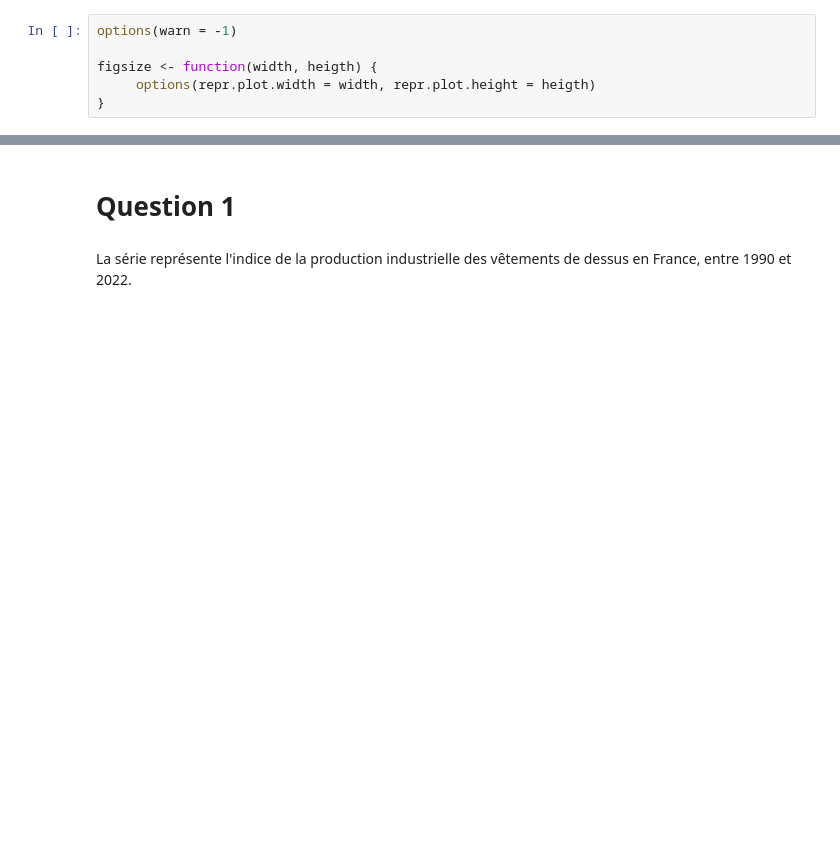
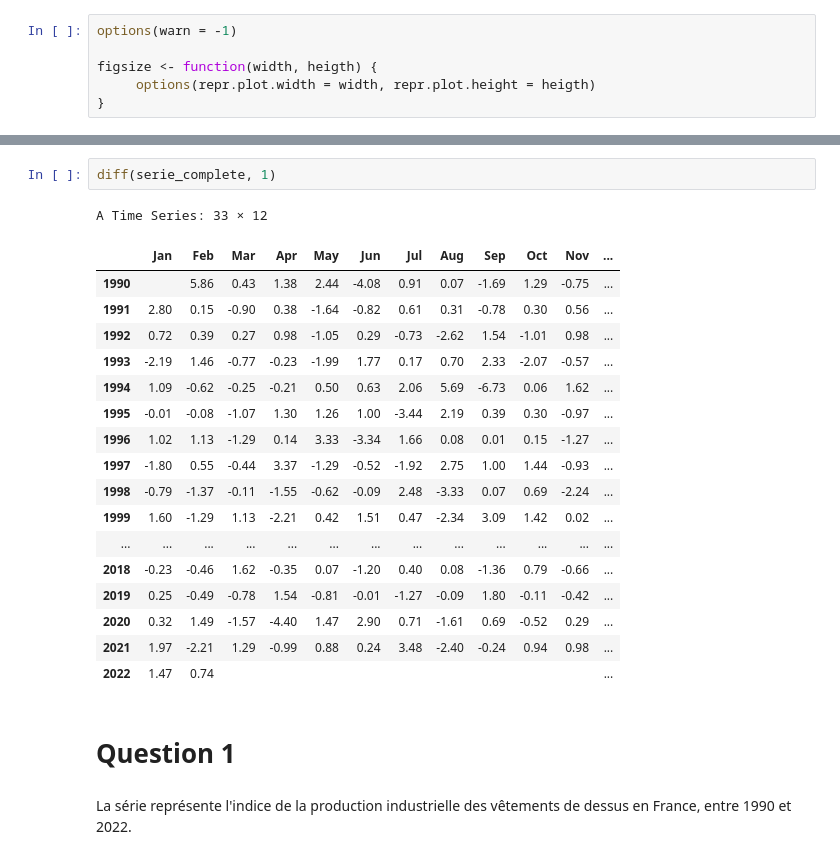
Before and after one commit to kouame1999/Projet_serie-temporelle, a Jupyter notebook: code.ipynb, the cells around one changed output, grey strips where cells are left out. Saved outputs shown, nothing was run; the diff lists cells and outputs as text; blank space fills up the shorter version.

```diff
--- a/code.ipynb
+++ b/code.ipynb
@@ -31,6 +31,27 @@ A Time Series: 33 × 12
 | 2020 | 99.59 | 101.08 | 99.51 | 95.11 | 96.58 | 99.48 | 100.19 | 98.58 | 99.27 | 98.75 | 99.04 | ... |
 | 2021 | 100.01 | 97.80 | 99.09 | 98.10 | 98.98 | 99.22 | 102.70 | 100.30 | 100.06 | 101.00 | 101.98 | ... |
 | 2022 | 101.43 | 102.17 |  |  |  |  |  |  |  |  |  | ... |
+# %%
+diff(serie_complete, 1)
+# %% [output]
+A Time Series: 33 × 12
+|  | Jan | Feb | Mar | Apr | May | Jun | Jul | Aug | Sep | Oct | Nov | ... |
+| 1990 |  | 5.86 | 0.43 | 1.38 | 2.44 | -4.08 | 0.91 | 0.07 | -1.69 | 1.29 | -0.75 | ... |
+| 1991 | 2.80 | 0.15 | -0.90 | 0.38 | -1.64 | -0.82 | 0.61 | 0.31 | -0.78 | 0.30 | 0.56 | ... |
+| 1992 | 0.72 | 0.39 | 0.27 | 0.98 | -1.05 | 0.29 | -0.73 | -2.62 | 1.54 | -1.01 | 0.98 | ... |
+| 1993 | -2.19 | 1.46 | -0.77 | -0.23 | -1.99 | 1.77 | 0.17 | 0.70 | 2.33 | -2.07 | -0.57 | ... |
+| 1994 | 1.09 | -0.62 | -0.25 | -0.21 | 0.50 | 0.63 | 2.06 | 5.69 | -6.73 | 0.06 | 1.62 | ... |
+| 1995 | -0.01 | -0.08 | -1.07 | 1.30 | 1.26 | 1.00 | -3.44 | 2.19 | 0.39 | 0.30 | -0.97 | ... |
+| 1996 | 1.02 | 1.13 | -1.29 | 0.14 | 3.33 | -3.34 | 1.66 | 0.08 | 0.01 | 0.15 | -1.27 | ... |
+| 1997 | -1.80 | 0.55 | -0.44 | 3.37 | -1.29 | -0.52 | -1.92 | 2.75 | 1.00 | 1.44 | -0.93 | ... |
+| 1998 | -0.79 | -1.37 | -0.11 | -1.55 | -0.62 | -0.09 | 2.48 | -3.33 | 0.07 | 0.69 | -2.24 | ... |
+| 1999 | 1.60 | -1.29 | 1.13 | -2.21 | 0.42 | 1.51 | 0.47 | -2.34 | 3.09 | 1.42 | 0.02 | ... |
+| ... | ... | ... | ... | ... | ... | ... | ... | ... | ... | ... | ... | ... |
+| 2018 | -0.23 | -0.46 | 1.62 | -0.35 | 0.07 | -1.20 | 0.40 | 0.08 | -1.36 | 0.79 | -0.66 | ... |
+| 2019 | 0.25 | -0.49 | -0.78 | 1.54 | -0.81 | -0.01 | -1.27 | -0.09 | 1.80 | -0.11 | -0.42 | ... |
+| 2020 | 0.32 | 1.49 | -1.57 | -4.40 | 1.47 | 2.90 | 0.71 | -1.61 | 0.69 | -0.52 | 0.29 | ... |
+| 2021 | 1.97 | -2.21 | 1.29 | -0.99 | 0.88 | 0.24 | 3.48 | -2.40 | -0.24 | 0.94 | 0.98 | ... |
+| 2022 | 1.47 | 0.74 |  |  |  |  |  |  |  |  |  | ... |
 # %% [markdown]
 # Question 1
 # %% [markdown]
```
Also changed, not shown: parts of 7 cells of this notebook, 1 other file.
